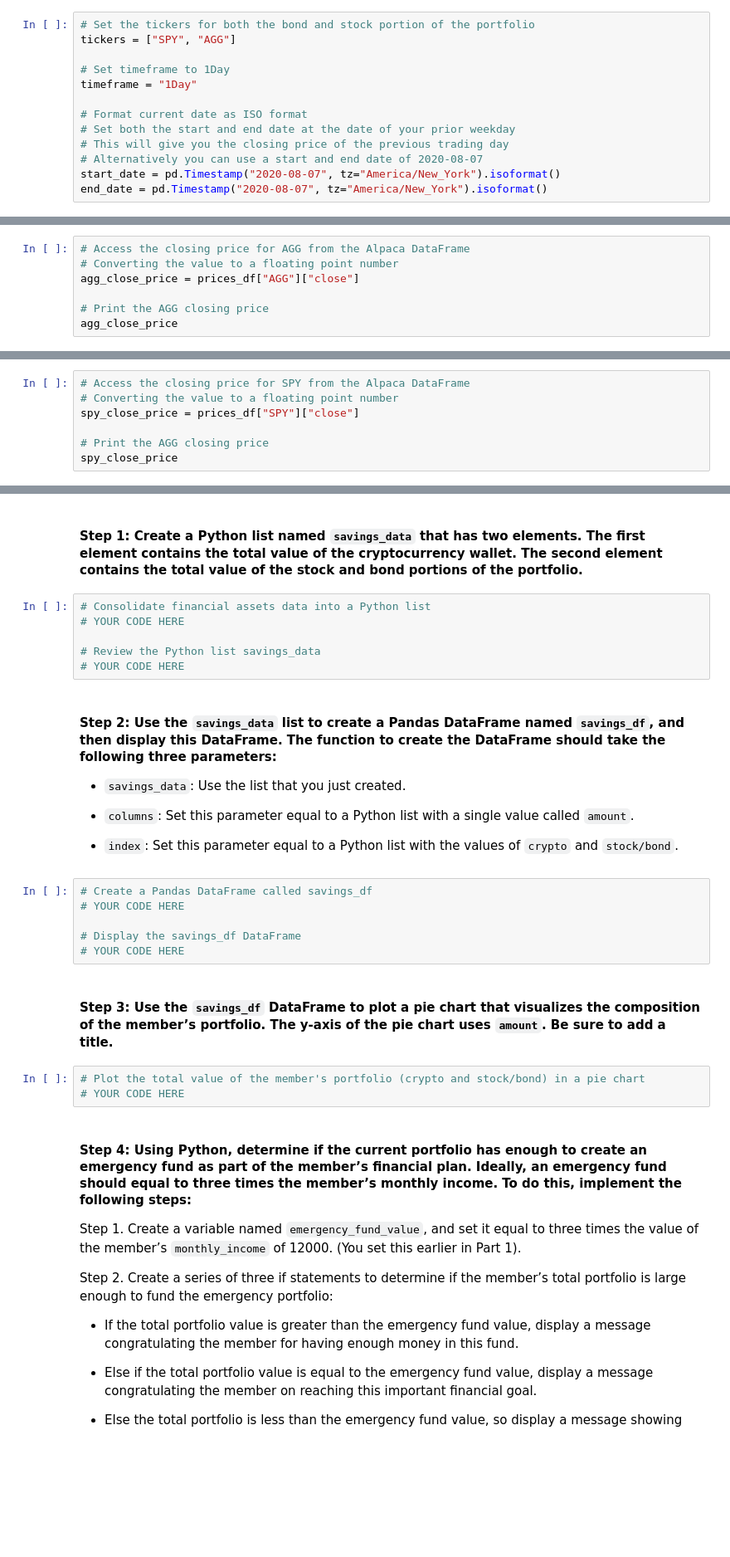
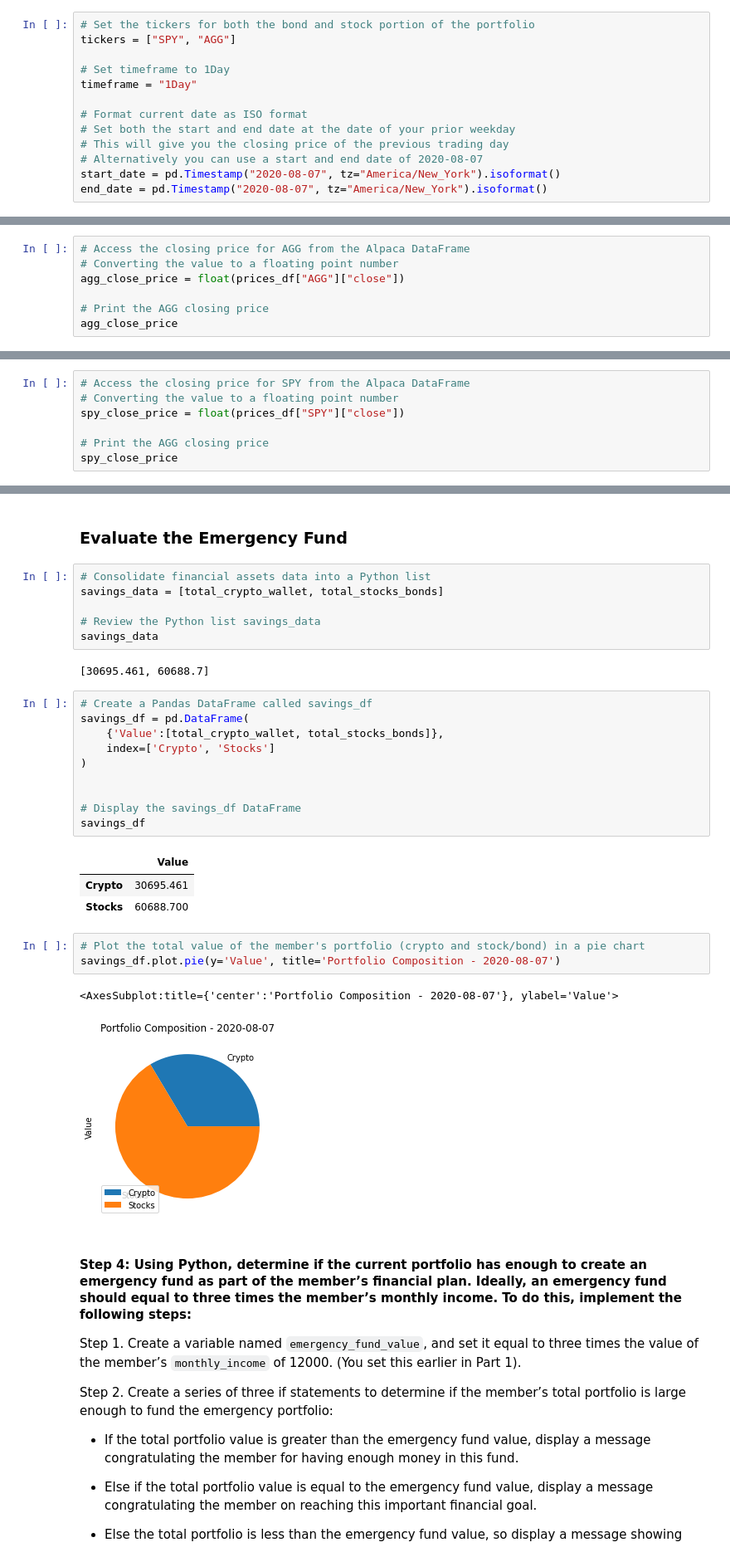
Before and after one commit to jgrichardson/emergency_and_retirement, a Jupyter notebook: financial_planning_tools.ipynb, the cells around one changed output, grey strips where cells are left out. Shown: that part at 83% size. Cells and saved outputs as stored; diff of their text form; blank space fills up the shorter version.

Commit message:
Add evaluation of emergency fund, add .DSstore file to gitignore

```diff
--- a/financial_planning_tools.ipynb
+++ b/financial_planning_tools.ipynb
@@ -210,7 +188,7 @@ prices_df.head()
 # %%
 # Access the closing price for AGG from the Alpaca DataFrame
 # Converting the value to a floating point number
-agg_close_price = prices_df["AGG"]["close"]
+agg_close_price = float(prices_df["AGG"]["close"])
 
 # Print the AGG closing price
 agg_close_price
@@ -221,7 +197,7 @@ Name: close, dtype: float64
 # %%
 # Access the closing price for SPY from the Alpaca DataFrame
 # Converting the value to a floating point number
-spy_close_price = prices_df["SPY"]["close"]
+spy_close_price = float(prices_df["SPY"]["close"])
 
 # Print the AGG closing price
 spy_close_price
@@ -301,30 +239,33 @@ In this section, you’ll use the valuations for the cryptocurrency wallet and f
-# %% [markdown]
-#### Step 1: Create a Python list named `savings_data` that has two elements. The first element contains the total value of the cryptocurrency wallet. The second element contains the total value of the stock and bond portions of the portfolio.
+# %% [markdown]
+### Evaluate the Emergency Fund
 # %%
 # Consolidate financial assets data into a Python list
-# YOUR CODE HERE
+savings_data = [total_crypto_wallet, total_stocks_bonds]
 
 # Review the Python list savings_data
-# YOUR CODE HERE
+savings_data
+# %% [output]
+[30695.461, 60688.7]
-# %% [markdown]
-#### Step 2: Use the `savings_data` list to create a Pandas DataFrame named `savings_df`, and then display this DataFrame. The function to create the DataFrame should take the following three parameters:
-
-- `savings_data`: Use the list that you just created.
-
-- `columns`: Set this parameter equal to a Python list with a single value called `amount`.
-
-- `index`: Set this parameter equal to a Python list with the values of `crypto` and `stock/bond`.
 # %%
 # Create a Pandas DataFrame called savings_df
-# YOUR CODE HERE
+savings_df = pd.DataFrame(
+    {'Value':[total_crypto_wallet, total_stocks_bonds]},
+    index=['Crypto', 'Stocks']
+)
+
 
 # Display the savings_df DataFrame
-# YOUR CODE HERE
+savings_df
+# %% [output]
+|  | Value |
+| Crypto | 30695.461 |
+| Stocks | 60688.700 |
-# %% [markdown]
-#### Step 3: Use the `savings_df` DataFrame to plot a pie chart that visualizes the composition of the member’s portfolio. The y-axis of the pie chart uses `amount`. Be sure to add a title.
 # %%
 # Plot the total value of the member's portfolio (crypto and stock/bond) in a pie chart
-# YOUR CODE HERE
+savings_df.plot.pie(y='Value', title='Portfolio Composition - 2020-08-07')
+# %% [output]
+<AxesSubplot:title={'center':'Portfolio Composition - 2020-08-07'}, ylabel='Value'>
+[figure, added]
 # %% [markdown]
 #### Step 4: Using Python, determine if the current portfolio has enough to create an emergency fund as part of the member’s financial plan. Ideally, an emergency fund should equal to three times the member’s monthly income. To do this, implement the following steps:
 
```
Also changed, not shown: parts of 10 cells of this notebook, 1 other file.
